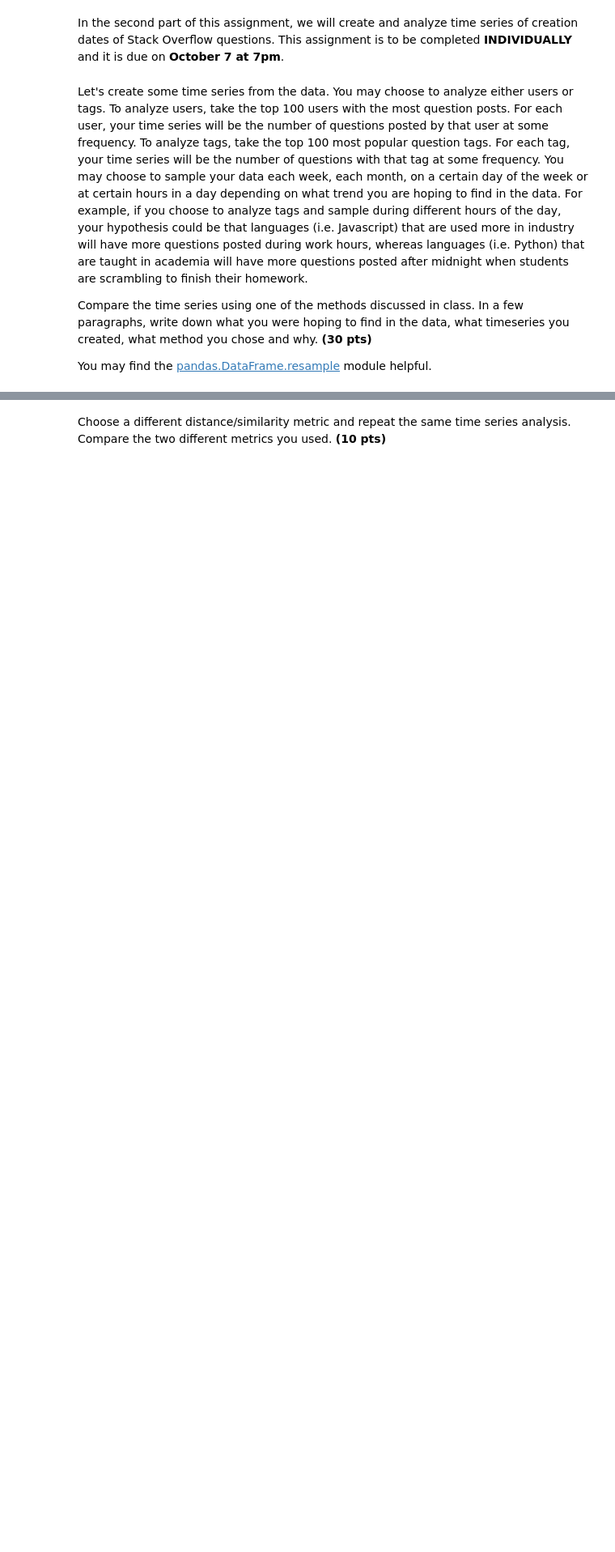
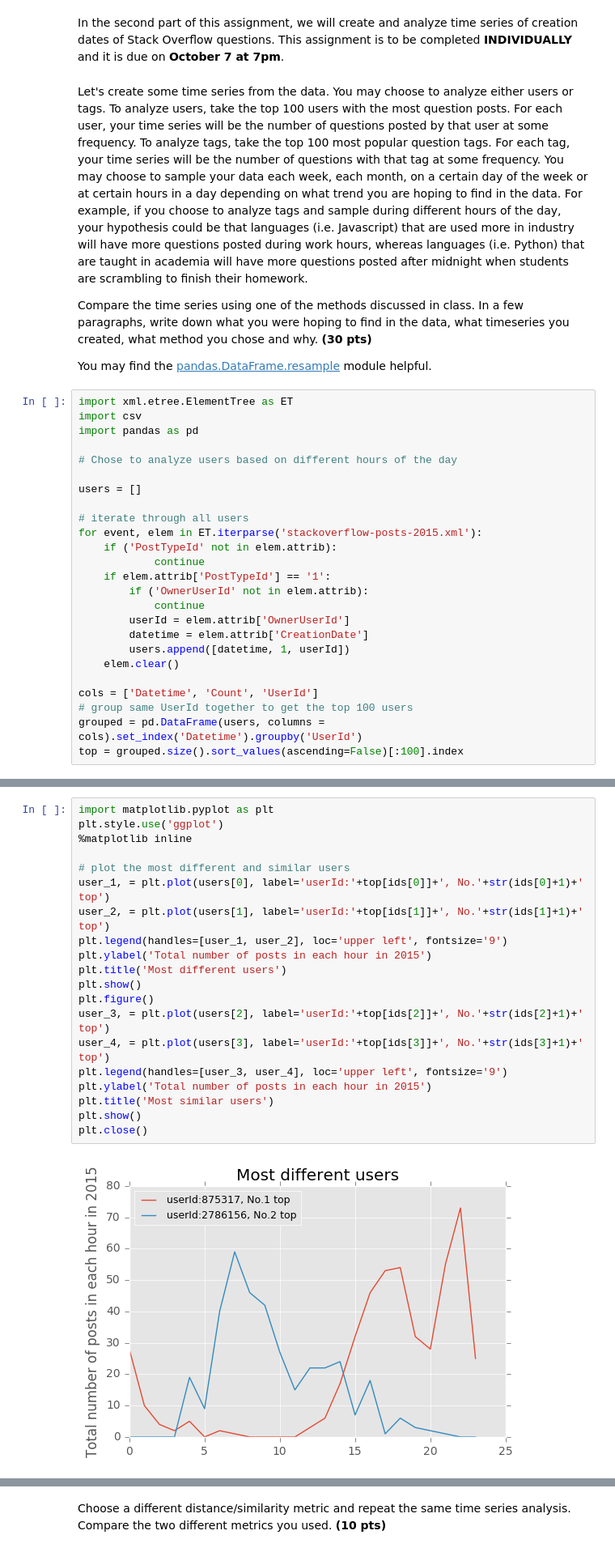
Before and after one commit to spandana383/homework-1-2-NancyYixuanXiao, a Jupyter notebook: Homework-1-2.ipynb, the cells around one changed output, grey strips where cells are left out. Shown at 81% size. Saved outputs shown, nothing was run; the diff lists cells and outputs as text; blank space fills up the shorter version.

```diff
--- a/Homework-1-2.ipynb
+++ b/Homework-1-2.ipynb
@@ -10,3 +10,28 @@ Let's create some time series from the data. You may choose to analyze either us
 Compare the time series using one of the methods discussed in class. In a few paragraphs, write down what you were hoping to find in the data, what timeseries you created, what method you chose and why. **(30 pts)**
 
 You may find the [pandas.DataFrame.resample](http://pandas.pydata.org/pandas-docs/stable/generated/pandas.DataFrame.resample.html) module helpful.
+# %%
+import xml.etree.ElementTree as ET
+import csv
+import pandas as pd
+
+# Chose to analyze users based on different hours of the day
+
+users = []
+
+# iterate through all users
+for event, elem in ET.iterparse('stackoverflow-posts-2015.xml'):
+    if ('PostTypeId' not in elem.attrib):
+            continue
+    if elem.attrib['PostTypeId'] == '1':
+        if ('OwnerUserId' not in elem.attrib):
+            continue
+        userId = elem.attrib['OwnerUserId']
+        datetime = elem.attrib['CreationDate']
+        users.append([datetime, 1, userId])
+    elem.clear()
+
+cols = ['Datetime', 'Count', 'UserId']
+# group same UserId together to get the top 100 users
+grouped = pd.DataFrame(users, columns = cols).set_index('Datetime').groupby('UserId')
+top = grouped.size().sort_values(ascending=False)[:100].index
@@ -12,0 +71,22 @@ You may find the [pandas.DataFrame.resample](http://pandas.pydata.org/pandas-doc
+# %%
+import matplotlib.pyplot as plt
+plt.style.use('ggplot')
+%matplotlib inline
+
+# plot the most different and similar users
+user_1, = plt.plot(users[0], label='userId:'+top[ids[0]]+', No.'+str(ids[0]+1)+' top')
+user_2, = plt.plot(users[1], label='userId:'+top[ids[1]]+', No.'+str(ids[1]+1)+' top')
+plt.legend(handles=[user_1, user_2], loc='upper left', fontsize='9')
+plt.ylabel('Total number of posts in each hour in 2015')
+plt.title('Most different users')
+plt.show()
+plt.figure()
+user_3, = plt.plot(users[2], label='userId:'+top[ids[2]]+', No.'+str(ids[2]+1)+' top')
+user_4, = plt.plot(users[3], label='userId:'+top[ids[3]]+', No.'+str(ids[3]+1)+' top')
+plt.legend(handles=[user_3, user_4], loc='upper left', fontsize='9')
+plt.ylabel('Total number of posts in each hour in 2015')
+plt.title('Most similar users')
+plt.show()
+plt.close()
+# %% [output]
+[figure, added]
```
Also changed, not shown: parts of 5 cells of this notebook.
